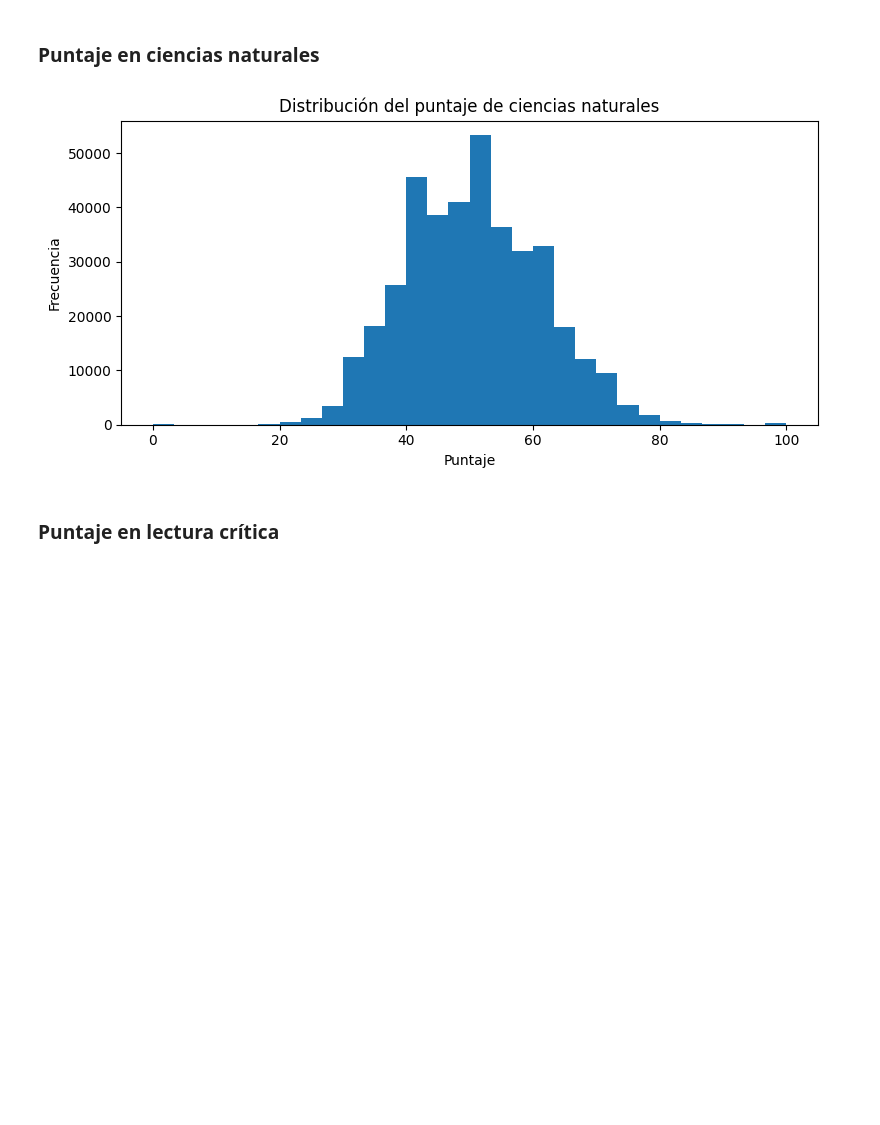
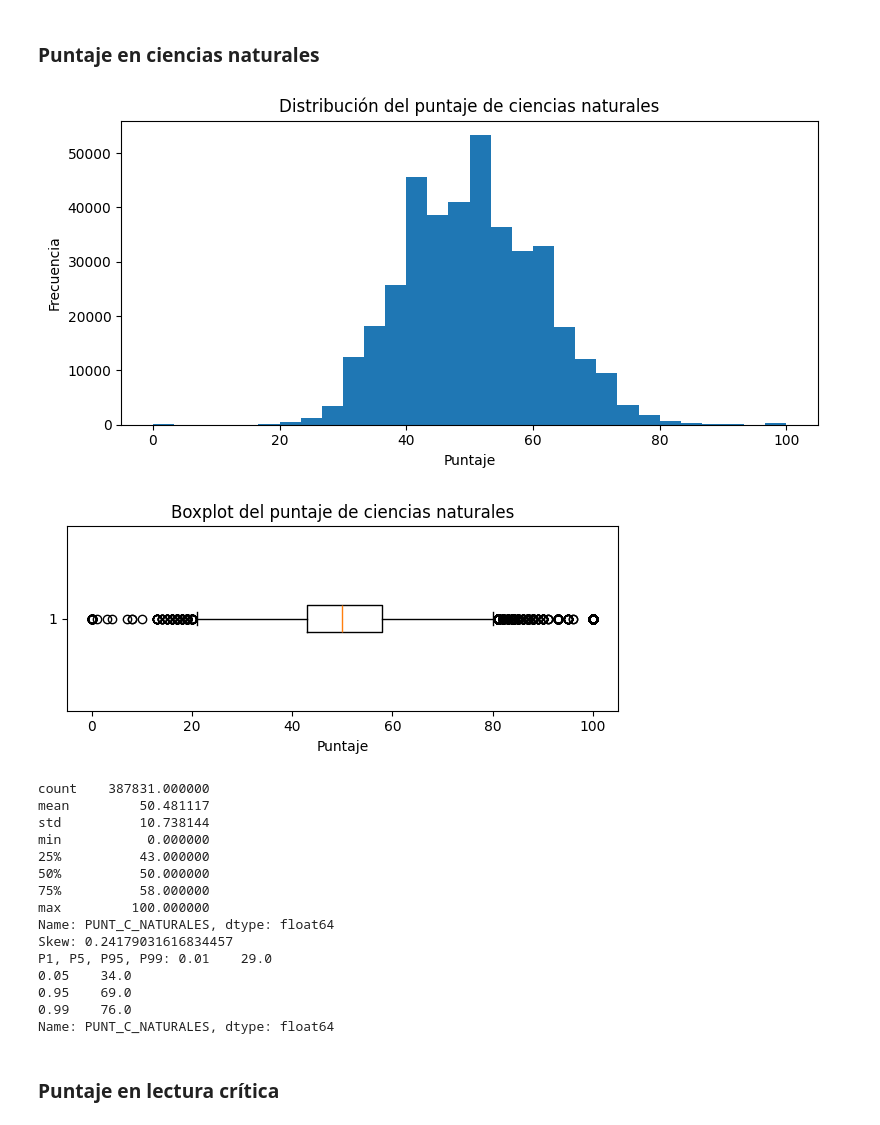
Before and after one commit to juancamilogoomezz/Proyecto-1, a Jupyter notebook: Experimentar Jeronimo.ipynb, the cells around one changed output. Saved outputs shown, nothing was run; the diff lists cells and outputs as text; code cells hidden in the pictures; blank space fills up the shorter version.

```diff
--- a/Experimentar Jeronimo.ipynb
+++ b/Experimentar Jeronimo.ipynb
@@ -1673,17 +1760,46 @@ plt.show()
 # %%
 columna = "PUNT_C_NATURALES"
 
 x = pd.to_numeric(df[columna], errors="coerce").dropna()
 
 plt.figure(figsize=(8,4))
 plt.hist(x, bins=30)
 plt.title("Distribución del puntaje de ciencias naturales")
 plt.xlabel("Puntaje")
 plt.ylabel("Frecuencia")
 plt.tight_layout()
 plt.show()
+
+plt.figure(figsize=(6,2.8))
+plt.boxplot(x, vert=False)
+plt.title("Boxplot del puntaje de ciencias naturales")
+plt.xlabel("Puntaje")
+plt.tight_layout()
+plt.show()
+
+x = pd.to_numeric(df[columna], errors="coerce")
+
+print(x.describe())
+print("Skew:", x.skew())
+print("P1, P5, P95, P99:", x.quantile([0.01, 0.05, 0.95, 0.99]))
 # %% [output]
 [figure]
+[figure, added]
+count    387831.000000
+mean         50.481117
+std          10.738144
+min           0.000000
+25%          43.000000
+50%          50.000000
+75%          58.000000
+max         100.000000
+Name: PUNT_C_NATURALES, dtype: float64
+Skew: 0.24179031616834457
+P1, P5, P95, P99: 0.01    29.0
+0.05    34.0
+0.95    69.0
+0.99    76.0
+Name: PUNT_C_NATURALES, dtype: float64
 # %% [markdown]
 ### Puntaje en lectura crítica
 # %%
```
Also changed, not shown: parts of 8 cells of this notebook.
